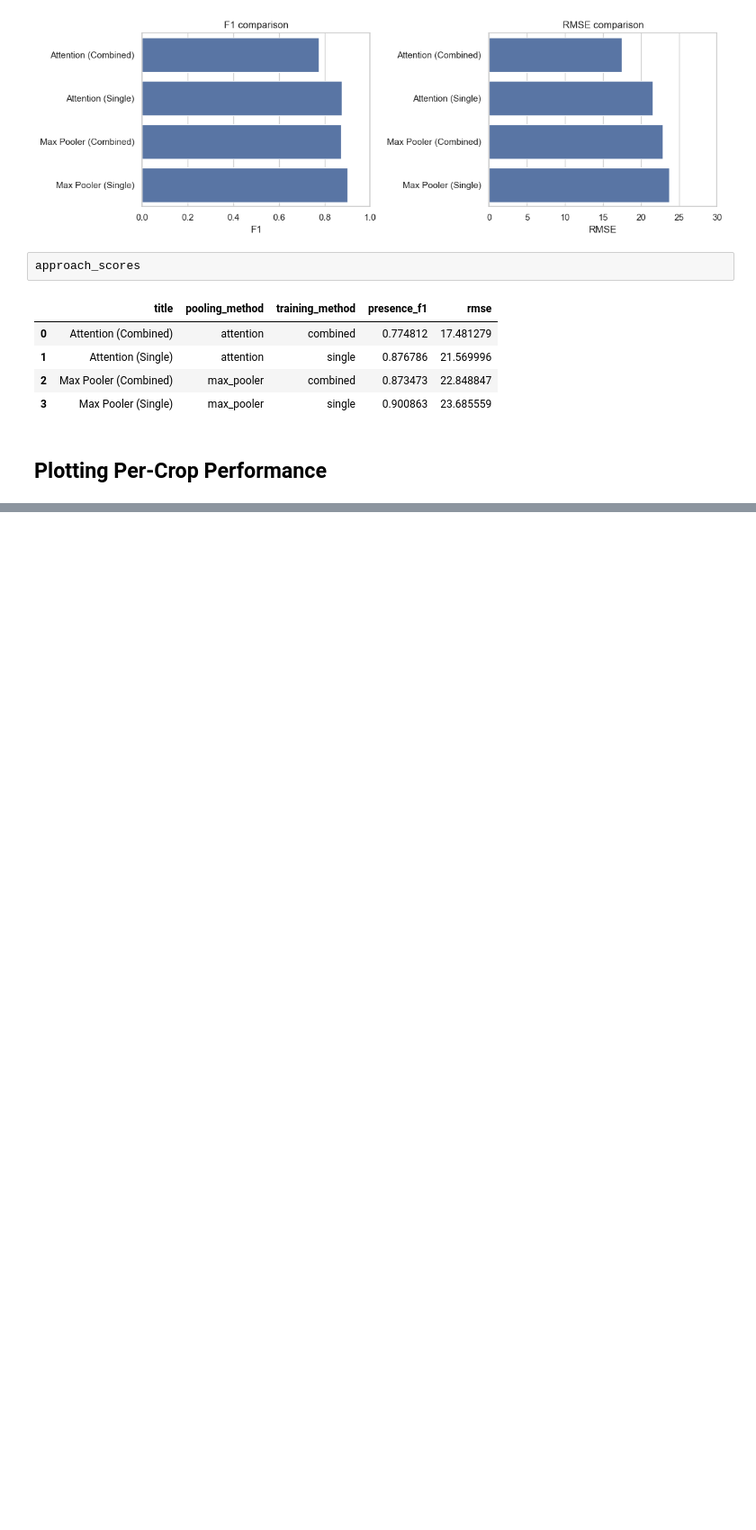
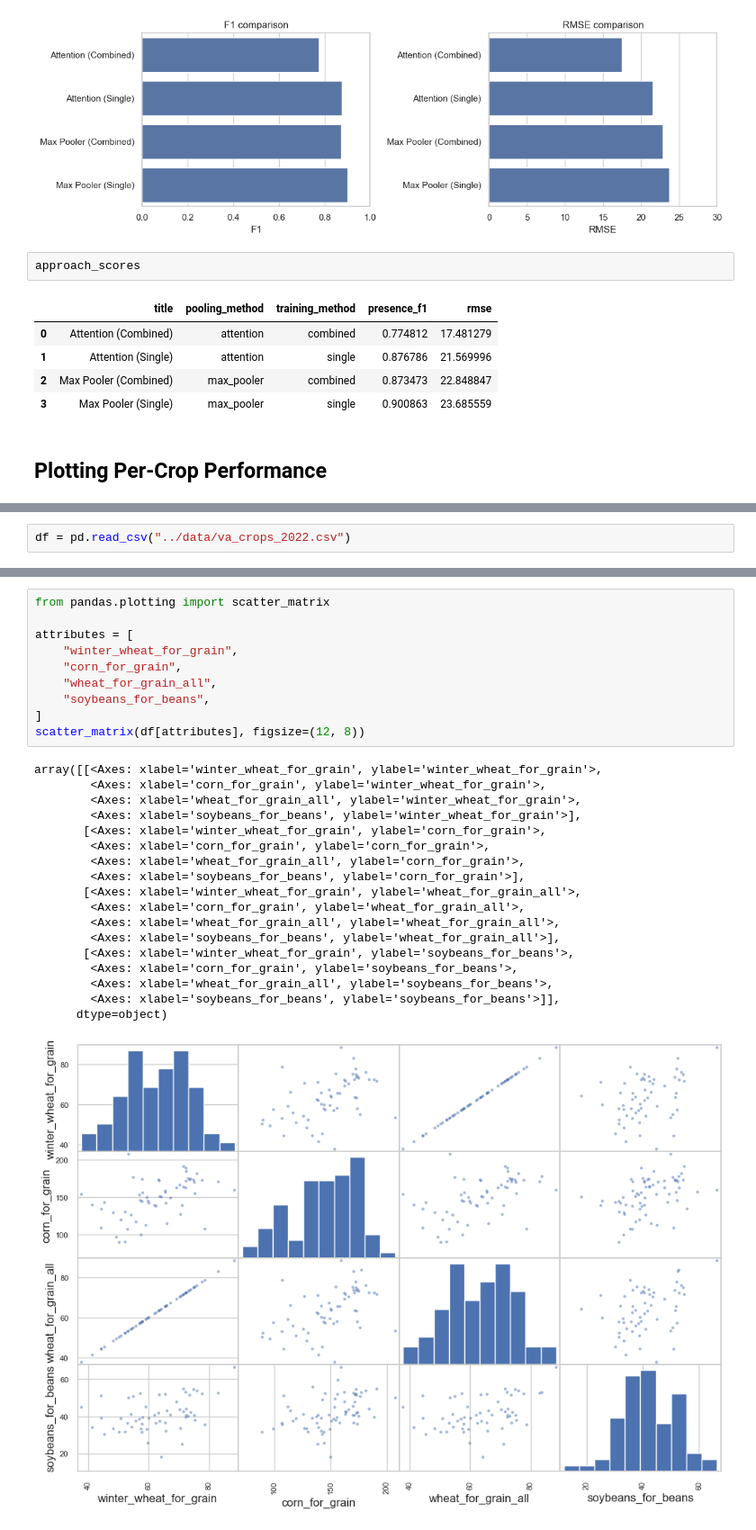
Before and after one commit to KaiDove1/ML_Project, a Jupyter notebook: project/compare_results.ipynb, the cells around one changed output, grey strips where cells are left out. Shown at 90% size. Drawn from its saved outputs; the diff is of its cells as text; blank space fills up the shorter version.

```diff
--- a/project/compare_results.ipynb
+++ b/project/compare_results.ipynb
@@ -138,0 +226,2 @@ plt.show()
+# %%
+df = pd.read_csv("../data/va_crops_2022.csv")
@@ -138,0 +257,29 @@ plt.show()
+# %%
+from pandas.plotting import scatter_matrix
+
+attributes = [
+    "winter_wheat_for_grain",
+    "corn_for_grain",
+    "wheat_for_grain_all",
+    "soybeans_for_beans",
+]
+scatter_matrix(df[attributes], figsize=(12, 8))
+# %% [output]
+array([[<Axes: xlabel='winter_wheat_for_grain', ylabel='winter_wheat_for_grain'>,
+        <Axes: xlabel='corn_for_grain', ylabel='winter_wheat_for_grain'>,
+        <Axes: xlabel='wheat_for_grain_all', ylabel='winter_wheat_for_grain'>,
+        <Axes: xlabel='soybeans_for_beans', ylabel='winter_wheat_for_grain'>],
+       [<Axes: xlabel='winter_wheat_for_grain', ylabel='corn_for_grain'>,
+        <Axes: xlabel='corn_for_grain', ylabel='corn_for_grain'>,
+        <Axes: xlabel='wheat_for_grain_all', ylabel='corn_for_grain'>,
+        <Axes: xlabel='soybeans_for_beans', ylabel='corn_for_grain'>],
+       [<Axes: xlabel='winter_wheat_for_grain', ylabel='wheat_for_grain_all'>,
+        <Axes: xlabel='corn_for_grain', ylabel='wheat_for_grain_all'>,
+        <Axes: xlabel='wheat_for_grain_all', ylabel='wheat_for_grain_all'>,
+        <Axes: xlabel='soybeans_for_beans', ylabel='wheat_for_grain_all'>],
+       [<Axes: xlabel='winter_wheat_for_grain', ylabel='soybeans_for_beans'>,
+        <Axes: xlabel='corn_for_grain', ylabel='soybeans_for_beans'>,
+        <Axes: xlabel='wheat_for_grain_all', ylabel='soybeans_for_beans'>,
+        <Axes: xlabel='soybeans_for_beans', ylabel='soybeans_for_beans'>]],
+      dtype=object)
+[figure, added]
```
Also changed, not shown: parts of 14 cells of this notebook.
